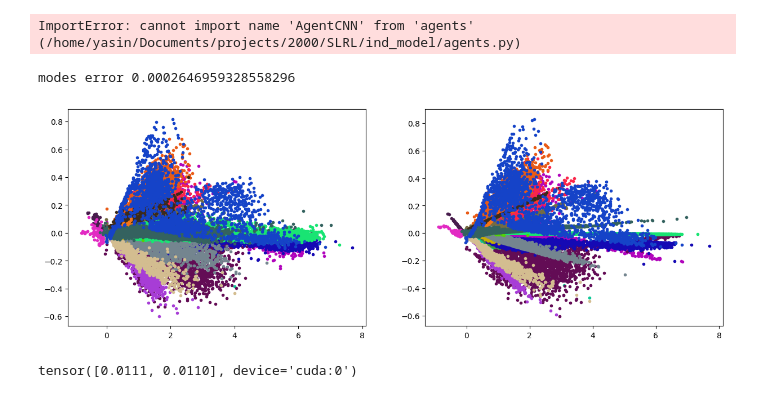
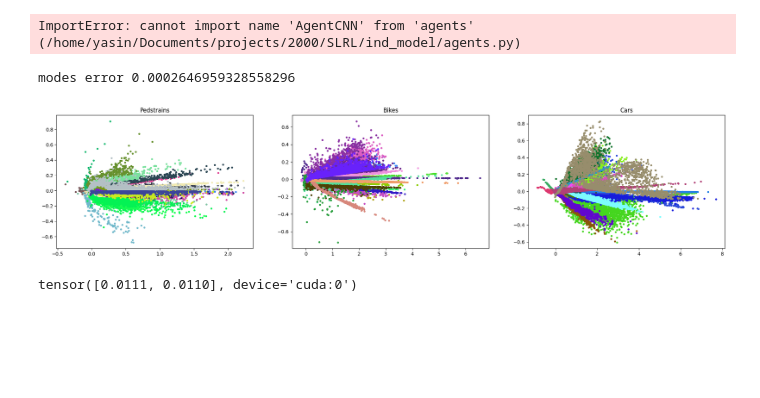
Before and after one commit to engyasin/SLRL, a Jupyter notebook: ind_model/draw_results.ipynb, the cells around one changed output. Saved outputs shown, nothing was run; the diff lists cells and outputs as text; code cells hidden in the pictures; blank space fills up the shorter version.

```diff
--- a/ind_model/draw_results.ipynb
+++ b/ind_model/draw_results.ipynb
@@ -168,7 +168,7 @@ for type_ in range(3):
     row_color = [0,0,0]
     row_color[abs(((type_+1)%2)-2)]=0.8
     #axes[type_, :].set_title('Pedestrains Dispalcement Points', loc='center')
-    axes[type_].set_title(f'{types_strs[type_]} clustered points', loc='center')
+    axes[type_].set_title(f'{types_strs[type_]} final points clustered', loc='center')
     #plt.figtext(0.5, 1 - (type_ + 1) * 0.33, 'Pedestrains Dispalcement Points', ha='center', size=16)
     for mode in range(N_modes):
         mode_mask = (expert_actions[:,2]==mode)*(expert_states[:,8]==type_)
@@ -346,23 +346,27 @@ expert_states, expert_actions, expert_test_states, expert_test_actions, clustere
 # %%
 with torch.no_grad():
     out, mode_vals = model_bc.get_actions(expert_states[:,:10], best=True, xy_labels=expert_actions[:,:2])#[0] - expert_test_actions[:10,:2]
 type_ = 2
-plt.figure(figsize=(15,5))
+plt.figure(figsize=(25,5))
 
 diff = (out - expert_actions[:,:2])
-for mode in range(type_*N_modes,(type_+1)*N_modes):
-    mode_mask = (mode_vals.cpu().numpy()==mode)
-    r_color = np.random.rand(3)
-    plt.subplot(1,2,1)
-    plt.scatter(expert_actions[mode_mask][:,0].cpu().numpy(),expert_actions[mode_mask][:,1].cpu().numpy(),linewidths=1,marker='.',color=r_color)
-    plt.subplot(1,2,2)
-    plt.scatter(out[mode_mask][:,0].cpu().numpy(),out[mode_mask][:,1].cpu().numpy(),linewidths=1,marker='.',color=r_color, label=f'{abs(diff[mode_mask]).mean()}')#np.array([0,0,0]))
+for type_ in [0,1,2]:
+    modes_counts = []
+    for mode in range(type_*N_modes,(type_+1)*N_modes):
+        mode_mask = (mode_vals.cpu().numpy()==mode)
+        r_color = np.random.rand(3)
+        #plt.subplot(2,3,1+type_)
+        #plt.scatter(expert_actions[mode_mask][:,0].cpu().numpy(),expert_actions[mode_mask][:,1].cpu().numpy(),linewidths=1,marker='.',color=r_color)
+        plt.subplot(1,3,1+type_)
+        plt.scatter(out[mode_mask][:,0].cpu().numpy(),out[mode_mask][:,1].cpu().numpy(),linewidths=1,marker='.',color=r_color, label=f'{abs(diff[mode_mask]).mean()}')#np.array([0,0,0]))
+        modes_counts.append(mode_mask.sum())
+    plt.title((['Pedstrains','Bikes','Cars'][type_]))#+f', STD:{np.std(modes_counts)/np.sum(modes_counts):.2f}')
 print(f'modes error {abs(diff**2).mean()}')
 #plt.legend()
 plt.show()
 # %% [output]
 modes error 0.0002646959328558296
-[figure, old version]
+[figure, new version]
 # %%
 #out[:,1] *= -1
 diff = (out - expert_actions[:,:2])
```
Also changed, not shown: parts of 2 cells of this notebook, 2 other files.
